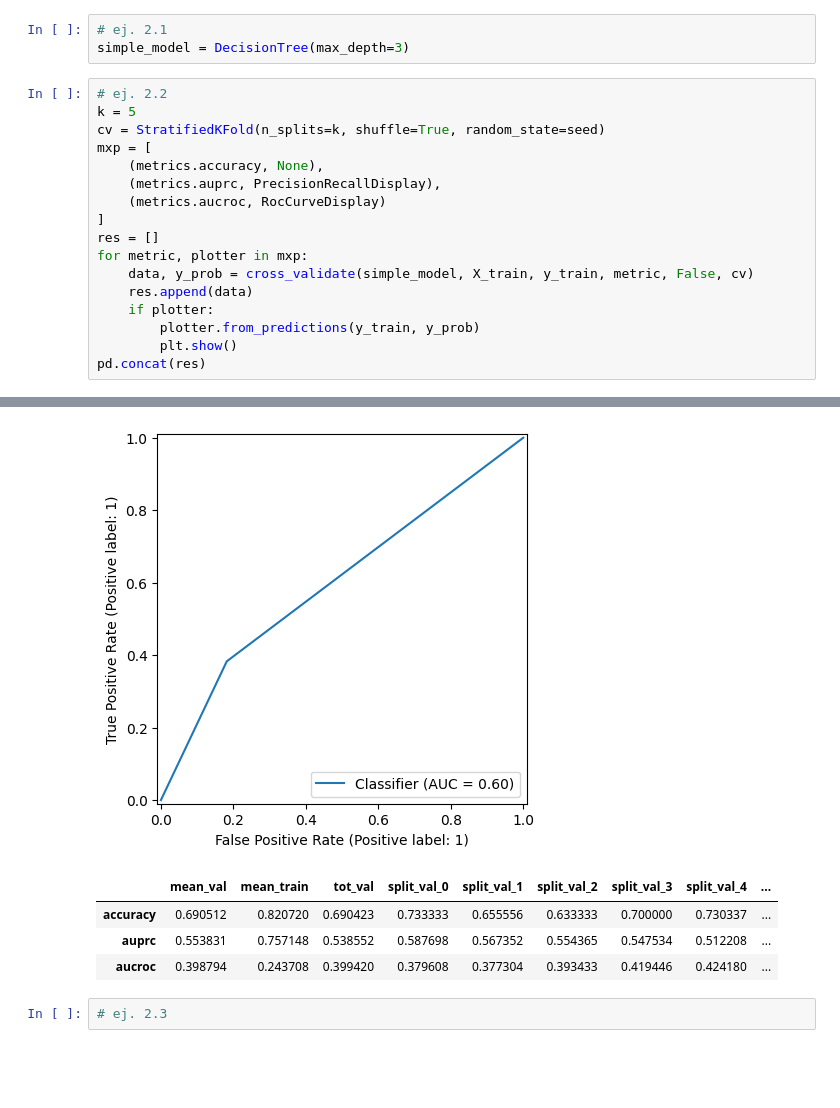
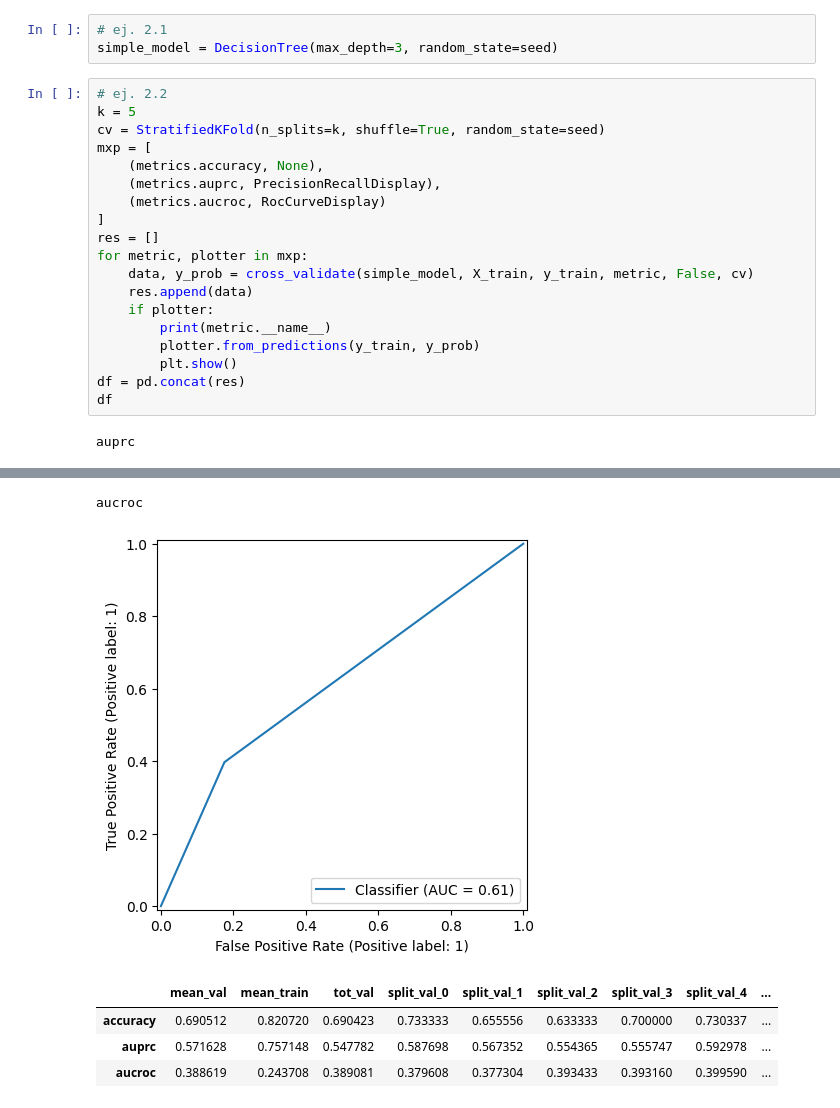
Before and after one commit to fedeaar/aa-tp01, a Jupyter notebook: experimentacion/experimentacion_ej.2.ipynb, the cells around one changed output, grey strips where cells are left out. Cells and saved outputs as stored; diff of their text form; blank space fills up the shorter version.

```diff
--- a/experimentacion/experimentacion_ej.2.ipynb
+++ b/experimentacion/experimentacion_ej.2.ipynb
@@ -11,6 +13,6 @@ from utils.base_set import X_train, y_train, seed
 # %%
 # ej. 2.1
-simple_model = DecisionTree(max_depth=3)
+simple_model = DecisionTree(max_depth=3, random_state=seed)
 # %%
 # ej. 2.2
 k = 5
@@ -25,7 +27,10 @@ for metric, plotter in mxp:
     data, y_prob = cross_validate(simple_model, X_train, y_train, metric, False, cv)
     res.append(data)
     if plotter:
+        print(metric.__name__)
         plotter.from_predictions(y_train, y_prob)
         plt.show()
-pd.concat(res)
+df = pd.concat(res)
+df
 # %% [output]
+auprc
@@ -33,7 +38,6 @@ pd.concat(res)
+aucroc
-[figure, old version]
+[figure, new version]
 |  | mean_val | mean_train | tot_val | split_val_0 | split_val_1 | split_val_2 | split_val_3 | split_val_4 | ... |
 | accuracy | 0.690512 | 0.820720 | 0.690423 | 0.733333 | 0.655556 | 0.633333 | 0.700000 | 0.730337 | ... |
-| auprc | 0.553831 | 0.757148 | 0.538552 | 0.587698 | 0.567352 | 0.554365 | 0.547534 | 0.512208 | ... |
-| aucroc | 0.398794 | 0.243708 | 0.399420 | 0.379608 | 0.377304 | 0.393433 | 0.419446 | 0.424180 | ... |
+| auprc | 0.571628 | 0.757148 | 0.547782 | 0.587698 | 0.567352 | 0.554365 | 0.555747 | 0.592978 | ... |
+| aucroc | 0.388619 | 0.243708 | 0.389081 | 0.379608 | 0.377304 | 0.393433 | 0.393160 | 0.399590 | ... |
-# %%
-# ej. 2.3
```
Also changed, not shown: parts of 3 cells of this notebook.
